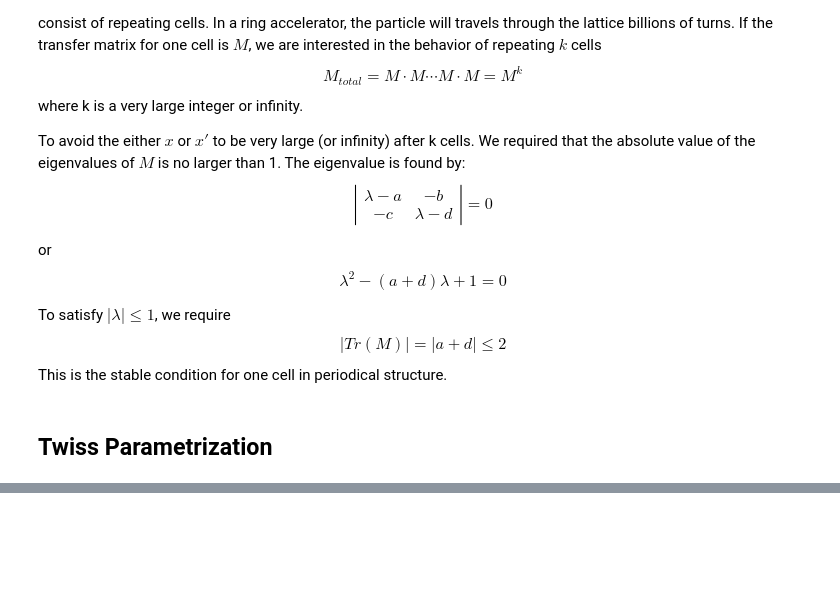
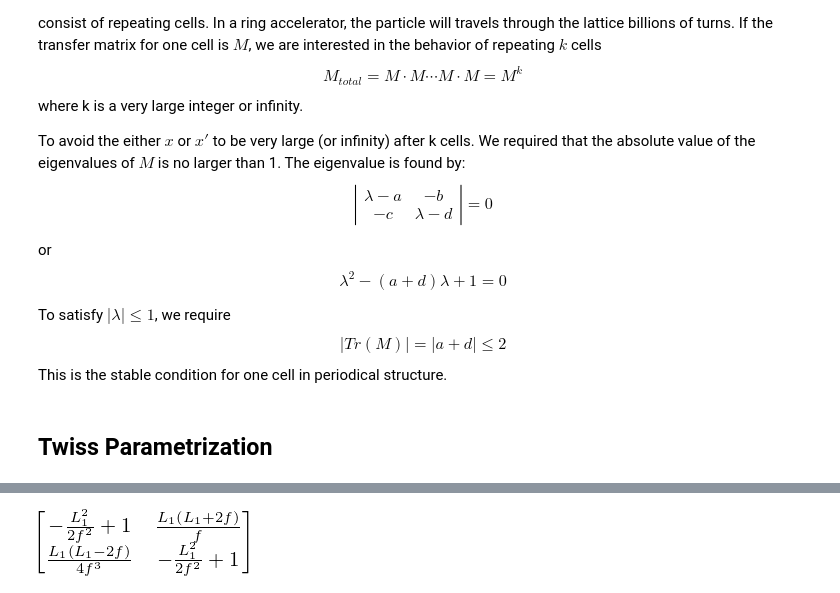
Before and after one commit to yuehao/fundamental_AP, a Jupyter notebook: transverse_dynamics/transverse_dynamics.ipynb, the cells around one changed output, grey strips where cells are left out. Cells and saved outputs as stored; diff of their text form; code cells hidden in the pictures; blank space fills up the shorter version.

```diff
--- a/transverse_dynamics/transverse_dynamics.ipynb
+++ b/transverse_dynamics/transverse_dynamics.ipynb
@@ -479,0 +666,12 @@ This is the stable condition for one cell in periodical structure.
+# %%
+import sympy
+sympy.init_printing(use_unicode=True)
+l,f,a=sympy.symbols(r"L_1,f,\alpha")
+def mat_q(f):
+    return sympy.Matrix([[1,0],[1/f,1]])
+def mat_d(d):
+    return sympy.Matrix([[1,d],[0,1]])
+mat_fodo=sympy.simplify(mat_q(-2*f)*mat_d(l)*mat_q(f)*mat_d(l)*mat_q(-2*f))
+mat_fodo
+# %% [output]
+[figure, added]
```
Also changed, not shown: parts of 17 cells of this notebook, 3 other files.
